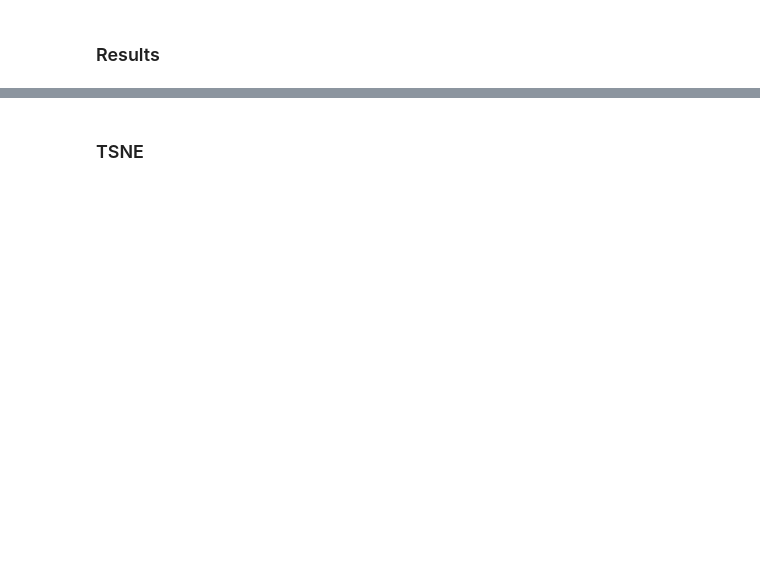
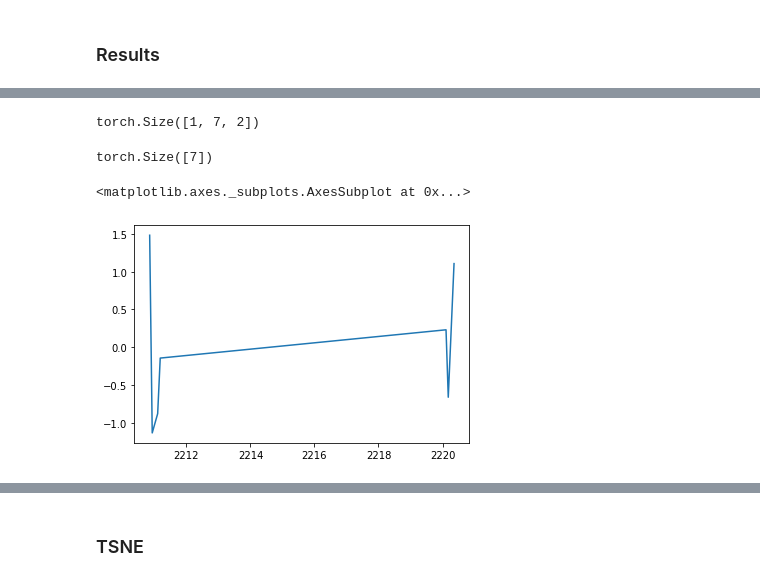
Before and after one commit to glennkroegel/pytorch-starlightcurves, a Jupyter notebook: reconstruct_interpolated_latent_ode.ipynb, the cells around one changed output, grey strips where cells are left out. Saved outputs shown, nothing was run; the diff lists cells and outputs as text; code cells hidden in the pictures; blank space fills up the shorter version.

```diff
--- a/reconstruct_interpolated_latent_ode.ipynb
+++ b/reconstruct_interpolated_latent_ode.ipynb
@@ -180,2 +200,15 @@ sns.lineplot(x=t_obs.detach().cpu().numpy(), y=rx)
+# %%
+x.shape
+# %% [output]
+torch.Size([1, 7, 2])
+# %%
+t.shape
+# %% [output]
+torch.Size([7])
+# %%
+sns.lineplot(x=t.detach().cpu().numpy(), y=x[0,:,0])
+# %% [output]
+<matplotlib.axes._subplots.AxesSubplot at 0x...>
+[figure, added]
 # %%
 break
```
Also changed, not shown: parts of 20 cells of this notebook, 5 other files.
